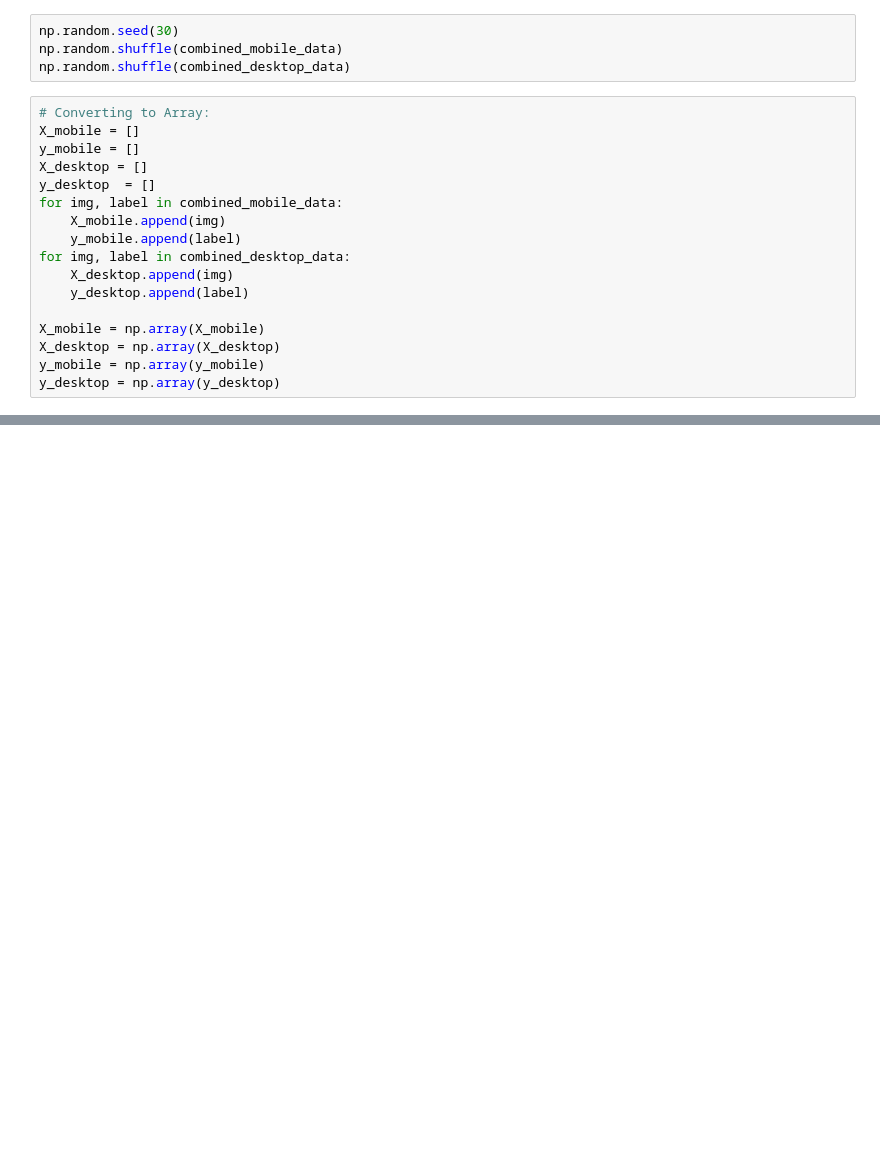
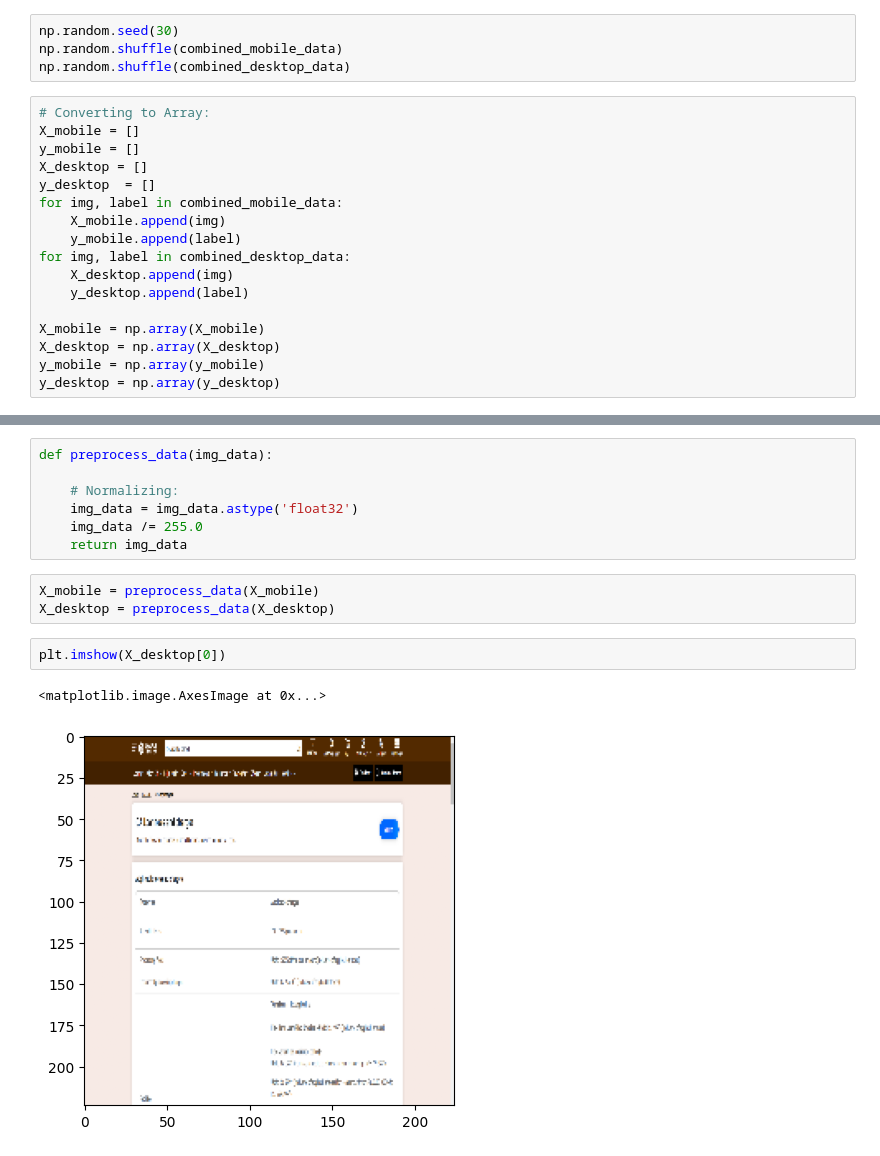
Before and after one commit to ghelanikirtan/HackRx-4.0-Code_Blasters, a Jupyter notebook: 02_Architecture_Build 01/Model_Building.ipynb, the cells around one changed output, grey strips where cells are left out. Saved outputs shown, nothing was run; the diff lists cells and outputs as text; blank space fills up the shorter version.

```diff
--- a/02_Architecture_Build 01/Model_Building.ipynb
+++ b/02_Architecture_Build 01/Model_Building.ipynb
@@ -105,0 +120,15 @@ X_mobile.shape
+# %%
+def preprocess_data(img_data):
+
+    # Normalizing:
+    img_data = img_data.astype('float32')
+    img_data /= 255.0
+    return img_data
+# %%
+X_mobile = preprocess_data(X_mobile)
+X_desktop = preprocess_data(X_desktop)
+# %%
+plt.imshow(X_desktop[0])
+# %% [output]
+<matplotlib.image.AxesImage at 0x...>
+[figure, added]
```
Also changed, not shown: parts of 6 cells of this notebook, 1 other file.
